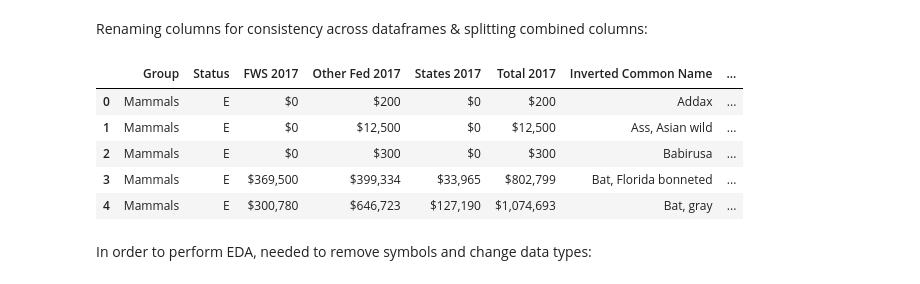
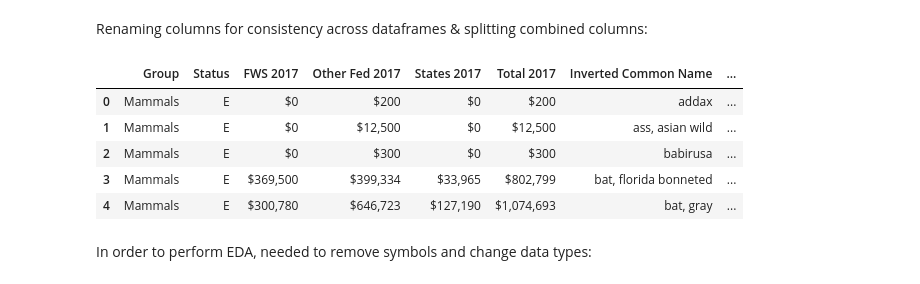
Before and after one commit to sea2293/FWS-Endangered-Species-PDA, a Jupyter notebook: Expenditures FY 2017 Cleaning.ipynb, the cells around one changed output. Drawn from its saved outputs; the diff is of its cells as text; code cells hidden in the pictures.

```diff
--- a/Expenditures FY 2017 Cleaning.ipynb
+++ b/Expenditures FY 2017 Cleaning.ipynb
@@ -78,15 +78,18 @@ df2017[['Scientific Name','Area', 'Noname6']] = df2017['Scientific Name'].str.sp
 #drop extra columns
 df2017 = df2017.drop(['Rank','Species','Federal Total','Noname1','Noname2','Noname3',
                      'Noname4', 'Noname5', 'Noname6'], axis = 1)
-# %%
-df2017.head()
-# %% [output]
-|  | Group | Status | FWS 2017 | Other Fed 2017 | States 2017 | Total 2017 | Inverted Common Name | ... |
-| 0 | Mammals | E | $0 | $200 | $0 | $200 | Addax | ... |
-| 1 | Mammals | E | $0 | $12,500 | $0 | $12,500 | Ass, Asian wild | ... |
-| 2 | Mammals | E | $0 | $300 | $0 | $300 | Babirusa | ... |
-| 3 | Mammals | E | $369,500 | $399,334 | $33,965 | $802,799 | Bat, Florida bonneted | ... |
-| 4 | Mammals | E | $300,780 | $646,723 | $127,190 | $1,074,693 | Bat, gray | ... |
+# %%
+df2017['Scientific Name'] = df2017['Scientific Name'].str.lower()
+df2017['Inverted Common Name'] = df2017['Inverted Common Name'].str.lower()
+df2017['Area'] = df2017['Area'].str.lower()
+df2017.head()
+# %% [output]
+|  | Group | Status | FWS 2017 | Other Fed 2017 | States 2017 | Total 2017 | Inverted Common Name | ... |
+| 0 | Mammals | E | $0 | $200 | $0 | $200 | addax | ... |
+| 1 | Mammals | E | $0 | $12,500 | $0 | $12,500 | ass, asian wild | ... |
+| 2 | Mammals | E | $0 | $300 | $0 | $300 | babirusa | ... |
+| 3 | Mammals | E | $369,500 | $399,334 | $33,965 | $802,799 | bat, florida bonneted | ... |
+| 4 | Mammals | E | $300,780 | $646,723 | $127,190 | $1,074,693 | bat, gray | ... |
 # %% [markdown]
 In order to perform EDA, needed to remove symbols and change data types:
 # %%
```
Also changed, not shown: parts of 3 cells of this notebook, 6 other files.
